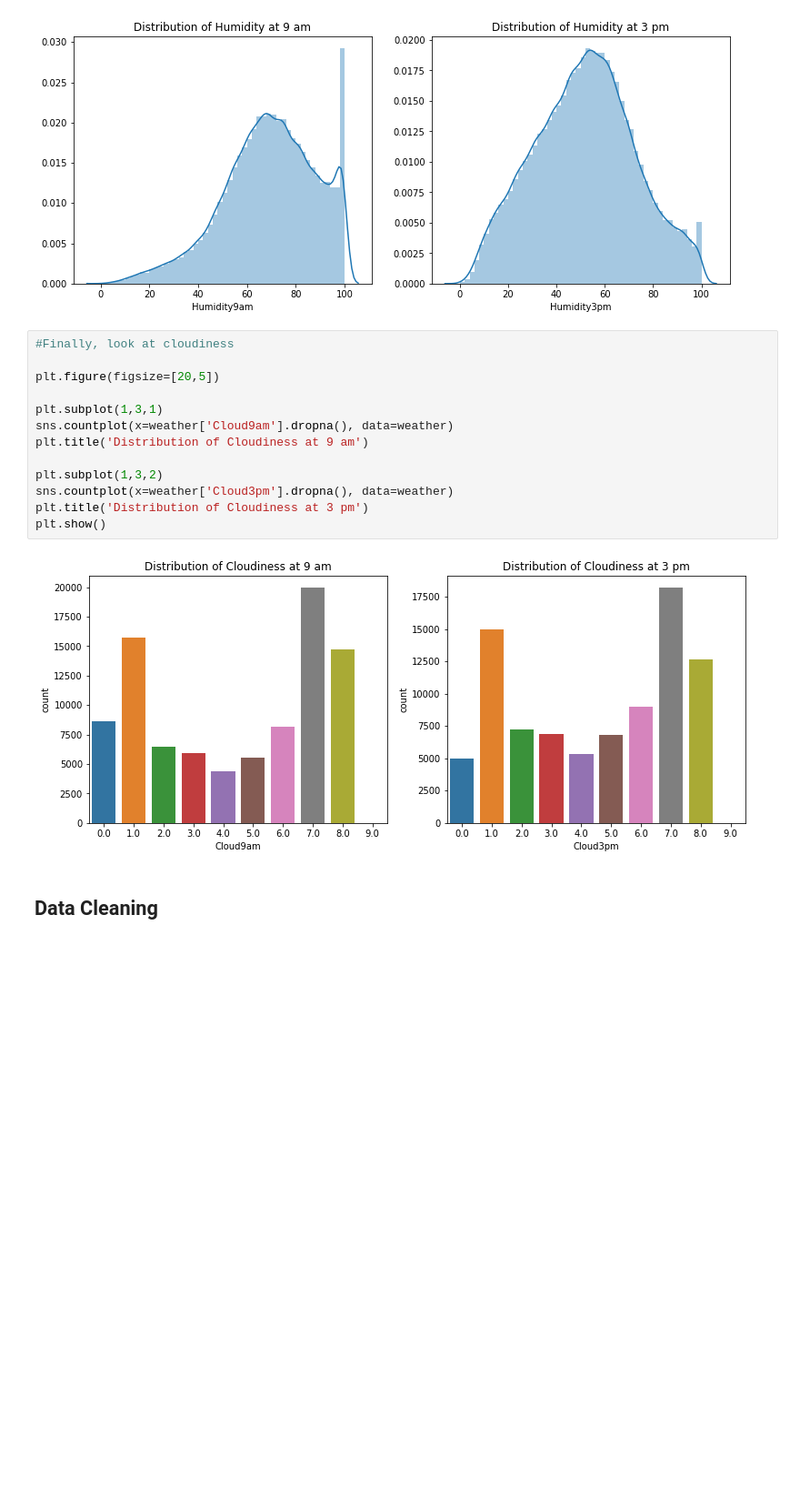
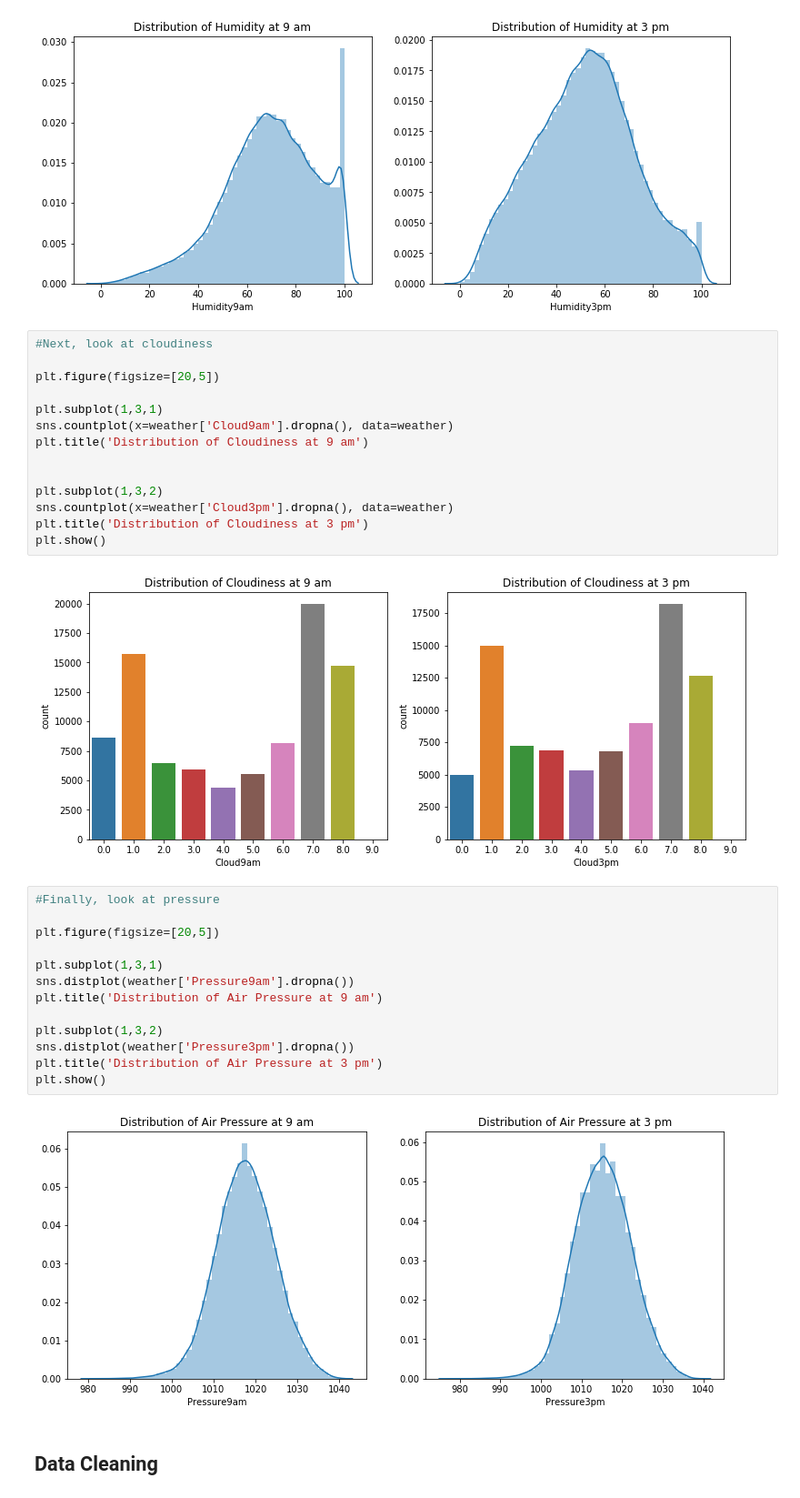
Before and after one commit to str007/Thinkful, a Jupyter notebook: Supervised_Learning_Capstone_Weather.ipynb, the cells around one changed output. Shown: that part at 91% size. Saved outputs shown, nothing was run; the diff lists cells and outputs as text; blank space fills up the shorter version.

```diff
--- a/Supervised_Learning_Capstone_Weather.ipynb
+++ b/Supervised_Learning_Capstone_Weather.ipynb
@@ -132,7 +132,7 @@ plt.show()
 # %% [output]
 [figure]
 # %%
-#Finally, look at cloudiness
+#Next, look at cloudiness
 
 plt.figure(figsize=[20,5])
 
@@ -140,12 +140,28 @@ plt.subplot(1,3,1)
 sns.countplot(x=weather['Cloud9am'].dropna(), data=weather)
 plt.title('Distribution of Cloudiness at 9 am')
 
+
 plt.subplot(1,3,2)
 sns.countplot(x=weather['Cloud3pm'].dropna(), data=weather)
 plt.title('Distribution of Cloudiness at 3 pm')
 plt.show()
 # %% [output]
 [figure]
+# %%
+#Finally, look at pressure
+
+plt.figure(figsize=[20,5])
+
+plt.subplot(1,3,1)
+sns.distplot(weather['Pressure9am'].dropna())
+plt.title('Distribution of Air Pressure at 9 am')
+
+plt.subplot(1,3,2)
+sns.distplot(weather['Pressure3pm'].dropna())
+plt.title('Distribution of Air Pressure at 3 pm')
+plt.show()
+# %% [output]
+[figure, added]
 # %% [markdown]
 ## Data Cleaning
 # %%
```
Also changed, not shown: parts of 3 cells of this notebook, 1 other file.
